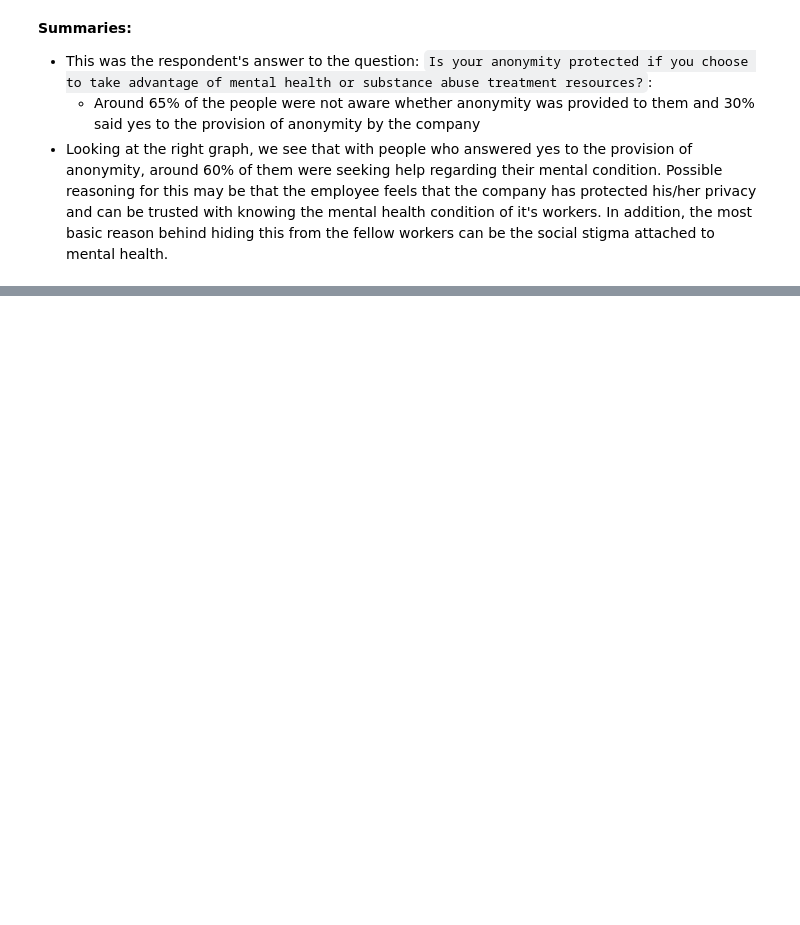
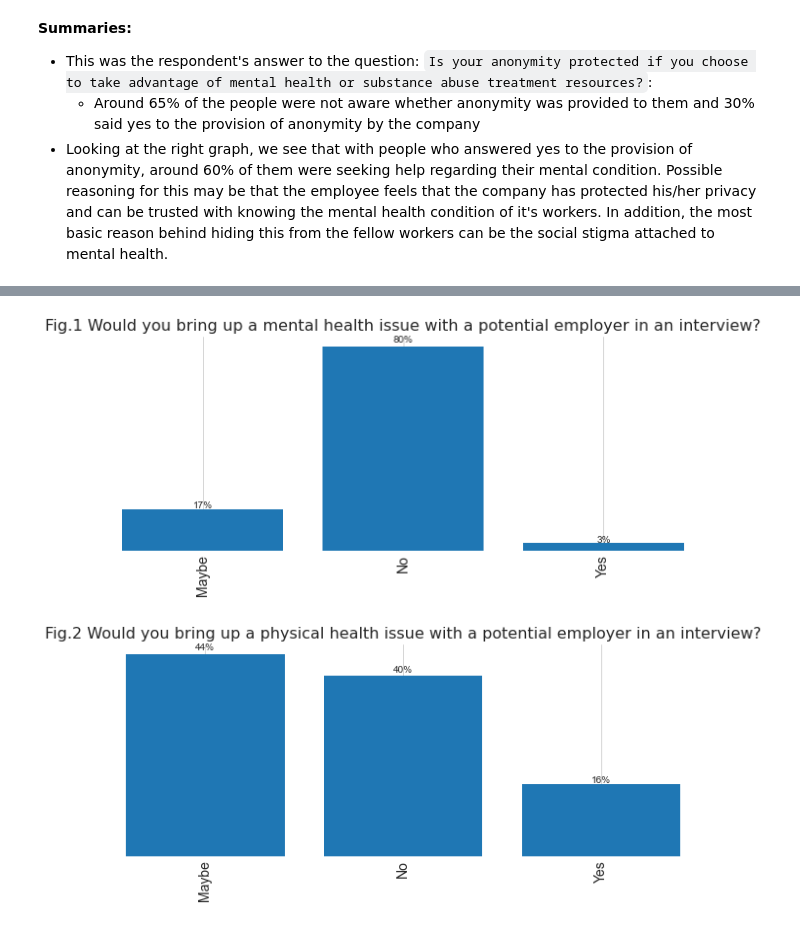
Before and after one commit to Phatdz02/programming-for-data-science, a Jupyter notebook: 20127272-19127237.ipynb, the cells around one changed output, grey strips where cells are left out. Cells and saved outputs as stored; diff of their text form; code cells hidden in the pictures; blank space fills up the shorter version.

```diff
--- a/20127272-19127237.ipynb
+++ b/20127272-19127237.ipynb
@@ -844,0 +777,33 @@ findfont: Font family 'Pagul' not found.
+# %%
+s = df['mental_health_interview'].value_counts(normalize=True).sort_index()
+ax = s.plot(kind='bar',figsize=(12,4),width = 0.8)
+plt.title("Fig.1 Would you bring up a mental health issue with a potential employer in an interview?",fontsize= 16, fontname="Pagul")
+plt.xticks(fontsize=14)
+for spine in plt.gca().spines.values():
+    spine.set_visible(False)
+plt.yticks([])
+# Add the annotations
+for p in ax.patches:
+    width = p.get_width()
+    height = p.get_height()
+    x, y = p.get_xy()
+    ax.annotate(f'{height:.0%}', (x + width/2, y + height*1.02), ha='center')
+
+plt.show()
+k = df['phys_health_interview'].value_counts(normalize=True).sort_index()
+ay = k.plot(kind='bar', figsize=(12,4),width=0.8)
+plt.xticks(fontsize=14)
+for spine in plt.gca().spines.values():
+    spine.set_visible(False)
+plt.yticks([])
+# Add the annotations
+for p in ay.patches:
+    width = p.get_width()
+    height = p.get_height()
+    x, y = p.get_xy()
+    ay.annotate(f'{height:.0%}', (x + width/2, y +height*1.02), ha='center')
+plt.title("Fig.2 Would you bring up a physical health issue with a potential employer in an interview?", fontsize=16, fontname="Pagul")
+plt.show()
+# %% [output]
+[figure, added]
+[figure, added]
```
Also changed, not shown: parts of 56 cells of this notebook.
